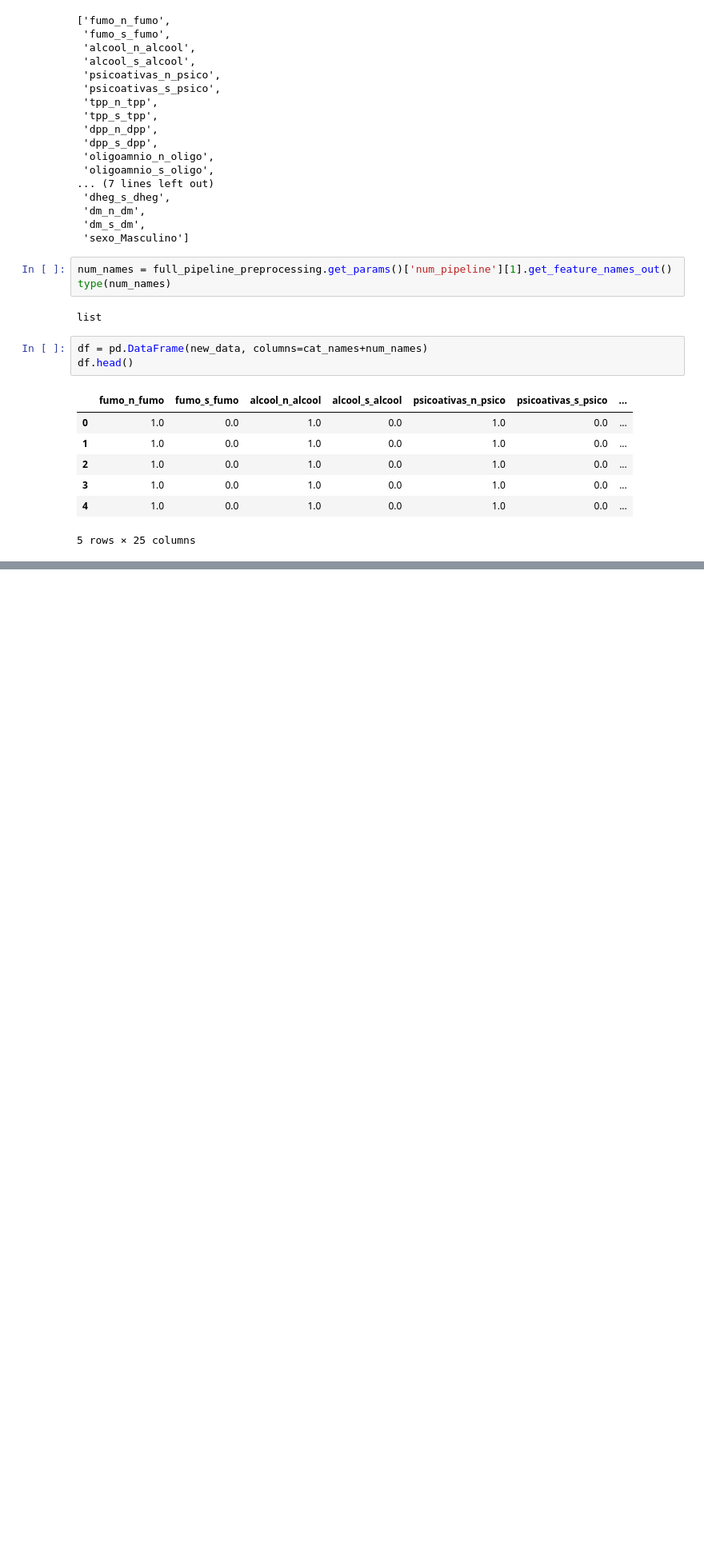
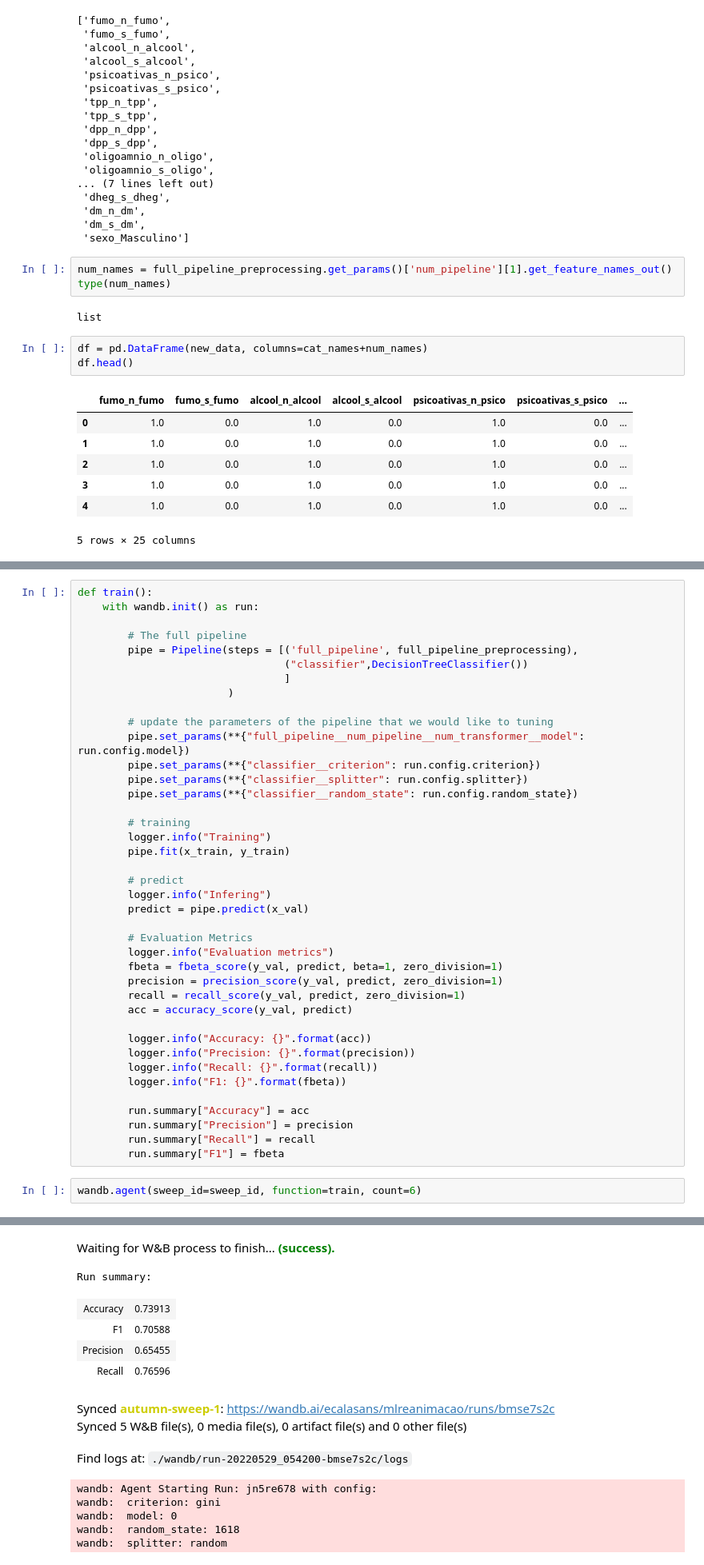
Before and after one commit to ecalasans/mlreanimacao, a Jupyter notebook: ml_p1_TRAIN.ipynb, the cells around one changed output, grey strips where cells are left out. Shown: that part at 80% size. Saved outputs shown, nothing was run; the diff lists cells and outputs as text; blank space fills up the shorter version.

```diff
--- a/ml_p1_TRAIN.ipynb
+++ b/ml_p1_TRAIN.ipynb
@@ -652,0 +884,43 @@ df.head()
+# %%
+def train():
+    with wandb.init() as run:
+
+        # The full pipeline
+        pipe = Pipeline(steps = [('full_pipeline', full_pipeline_preprocessing),
+                                 ("classifier",DecisionTreeClassifier())
+                                 ]
+                        )
+
+        # update the parameters of the pipeline that we would like to tuning
+        pipe.set_params(**{"full_pipeline__num_pipeline__num_transformer__model": run.config.model})
+        pipe.set_params(**{"classifier__criterion": run.config.criterion})
+        pipe.set_params(**{"classifier__splitter": run.config.splitter})
+        pipe.set_params(**{"classifier__random_state": run.config.random_state})
+
+        # training
+        logger.info("Training")
+        pipe.fit(x_train, y_train)
+
+        # predict
+        logger.info("Infering")
+        predict = pipe.predict(x_val)
+
+        # Evaluation Metrics
+        logger.info("Evaluation metrics")
+        fbeta = fbeta_score(y_val, predict, beta=1, zero_division=1)
+        precision = precision_score(y_val, predict, zero_division=1)
+        recall = recall_score(y_val, predict, zero_division=1)
+        acc = accuracy_score(y_val, predict)
+
+        logger.info("Accuracy: {}".format(acc))
+        logger.info("Precision: {}".format(precision))
+        logger.info("Recall: {}".format(recall))
+        logger.info("F1: {}".format(fbeta))
+
+        run.summary["Accuracy"] = acc
+        run.summary["Precision"] = precision
+        run.summary["Recall"] = recall
+        run.summary["F1"] = fbeta
+# %%
+wandb.agent(sweep_id=sweep_id, function=train, count=6)
+# %% [output]
@@ -652,0 +944,14 @@ df.head()
+Waiting for W&B process to finish... (success).
+Run summary:
+| Accuracy | 0.73913 |
+| F1 | 0.70588 |
+| Precision | 0.65455 |
+| Recall | 0.76596 |
+Synced autumn-sweep-1: https://wandb.ai/ecalasans/mlreanimacao/runs/bmse7s2c
+Synced 5 W&B file(s), 0 media file(s), 0 artifact file(s) and 0 other file(s)
+Find logs at: ./wandb/run-20220529_054200-bmse7s2c/logs
+wandb: Agent Starting Run: jn5re678 with config:
+wandb:  criterion: gini
+wandb:  model: 0
+wandb:  random_state: 1618
+wandb:  splitter: random
```
Also changed, not shown: parts of 56 cells of this notebook, 2 other files.
